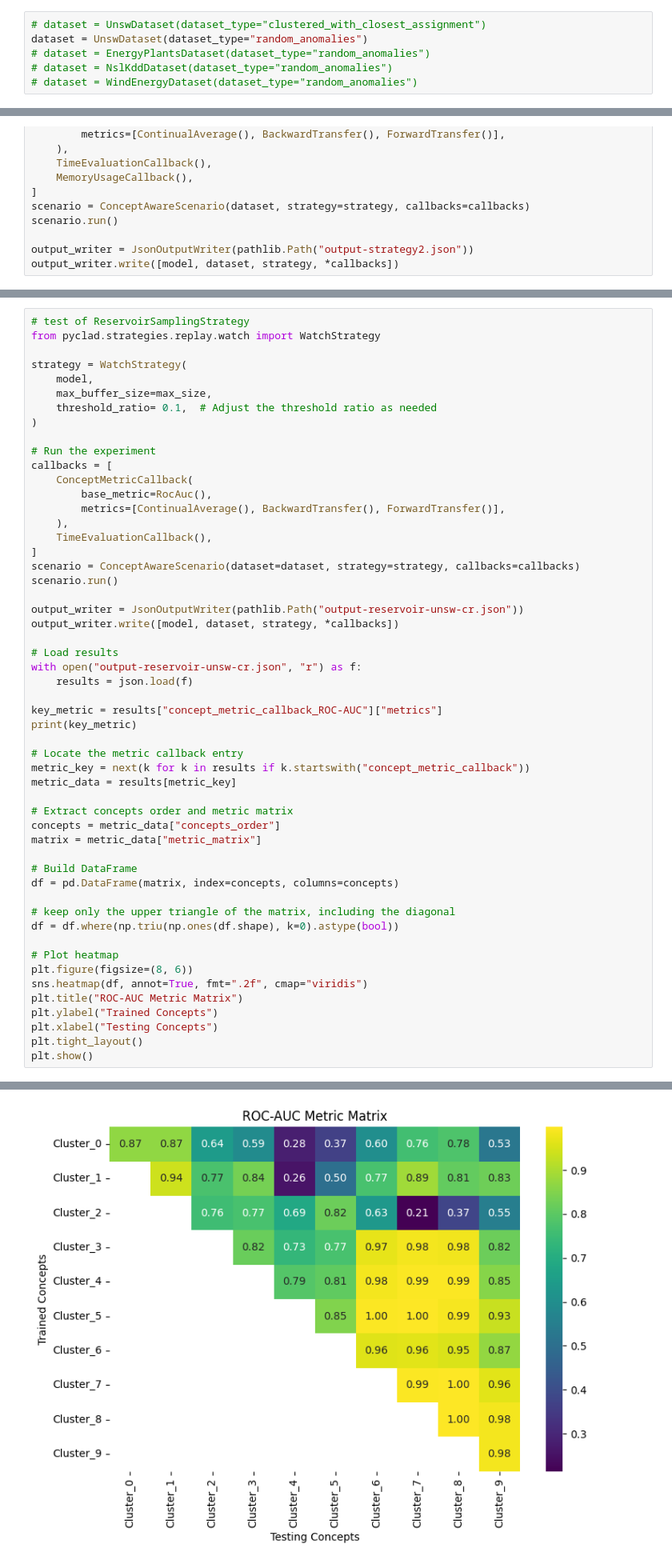
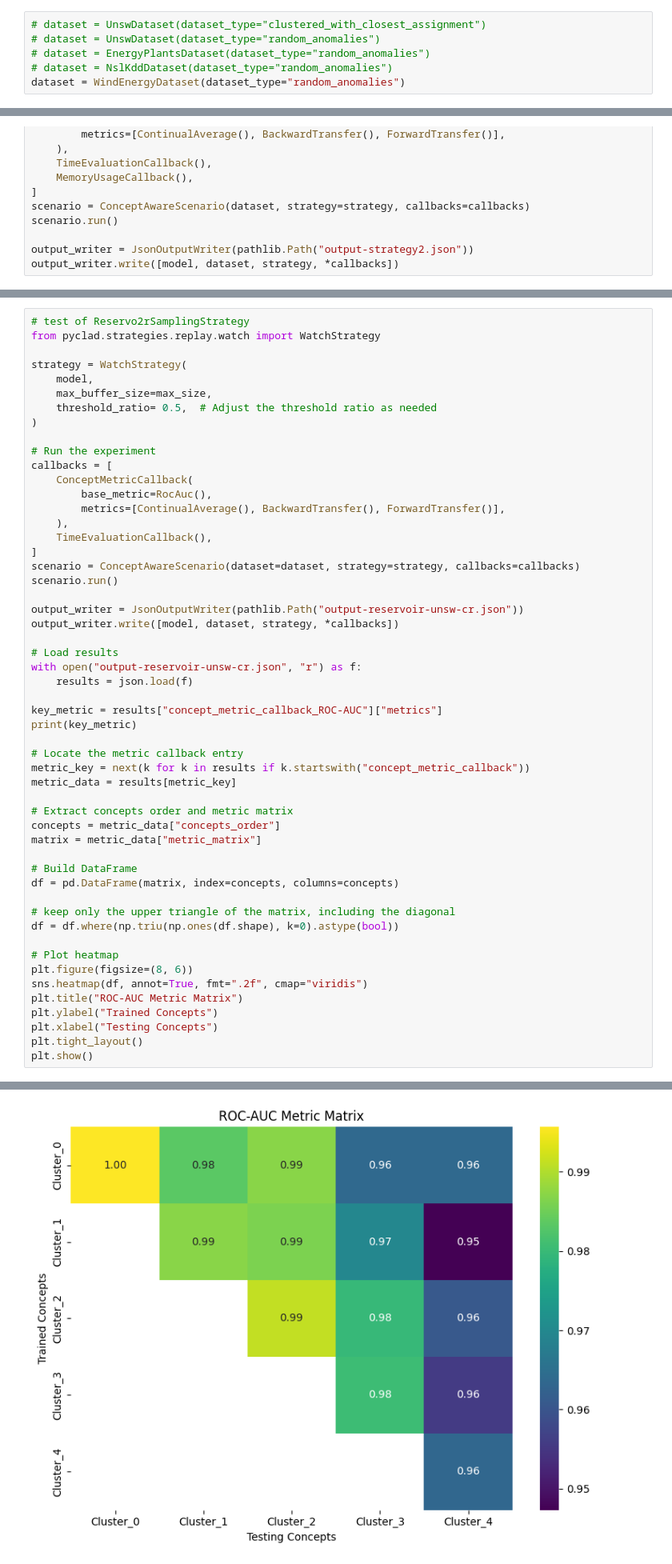
Before and after one commit to firepond/pyCLAD, a Jupyter notebook: src/getting_started.ipynb, the cells around one changed output, grey strips where cells are left out. Shown at 80% size. Drawn from its saved outputs; the diff is of its cells as text.

```diff
--- a/src/getting_started.ipynb
+++ b/src/getting_started.ipynb
@@ -55,10 +55,10 @@ from pyclad.output.json_writer import JsonOutputWriter
 Select the dataset that you want to use.
 # %%
 # dataset = UnswDataset(dataset_type="clustered_with_closest_assignment")
-dataset = UnswDataset(dataset_type="random_anomalies")
+# dataset = UnswDataset(dataset_type="random_anomalies")
 # dataset = EnergyPlantsDataset(dataset_type="random_anomalies")
 # dataset = NslKddDataset(dataset_type="random_anomalies")
-# dataset = WindEnergyDataset(dataset_type="random_anomalies")
+dataset = WindEnergyDataset(dataset_type="random_anomalies")
 # %% [markdown]
 Select the base model that you want to use. You can choose from the available models in `pyCLAD` or implement your own model.
 # %%
@@ -129,11 +129,11 @@ plt.show()
 # %%
-# test of ReservoirSamplingStrategy
+# test of Reservo2rSamplingStrategy
 from pyclad.strategies.replay.watch import WatchStrategy
 
 strategy = WatchStrategy(
     model,
     max_buffer_size=max_size,
-    threshold_ratio= 0.1,  # Adjust the threshold ratio as needed
+    threshold_ratio= 0.5,  # Adjust the threshold ratio as needed
 )
 
 # Run the experiment
@@ -184 +184 @@ plt.show()
-[figure, old version]
+[figure, new version]
```
Also changed, not shown: parts of 4 cells of this notebook, 3 other files.
